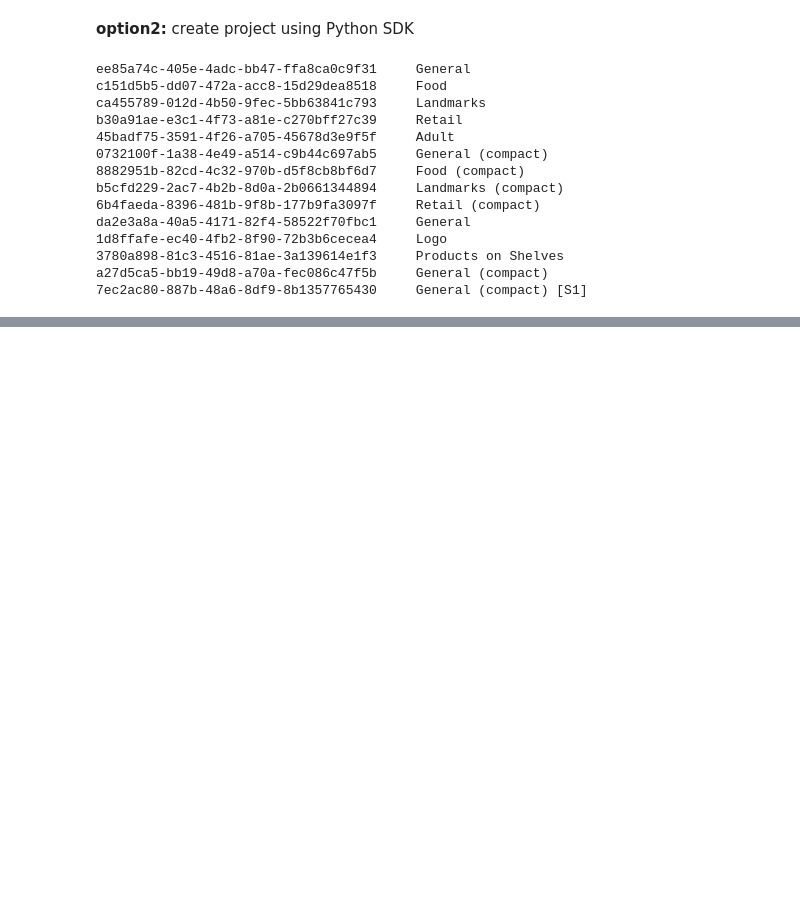
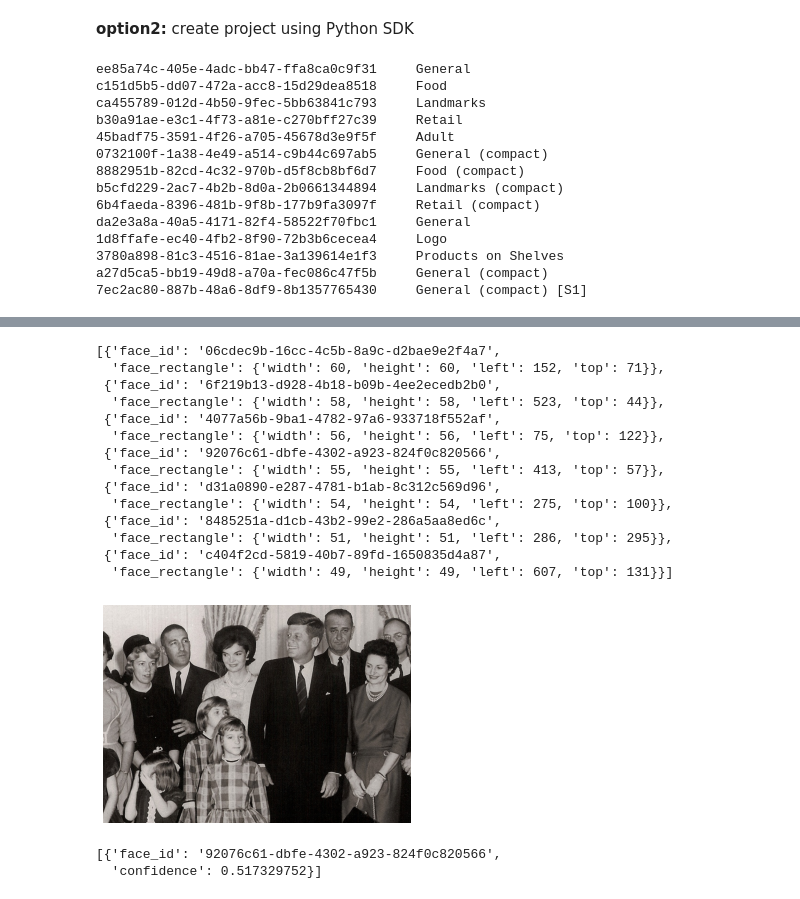
Before and after one commit to albert-kevin/azuremachinelearning, a Jupyter notebook: code/notebooks/howto-cognitive-API.ipynb, the cells around one changed output, grey strips where cells are left out. Cells and saved outputs as stored; diff of their text form; code cells hidden in the pictures; blank space fills up the shorter version.

```diff
--- a/code/notebooks/howto-cognitive-API.ipynb
+++ b/code/notebooks/howto-cognitive-API.ipynb
@@ -1189,0 +1435,37 @@ results.as_dict()
+# %%
+# Detect the faces in an image that contains multiple faces
+image_url = "http://www.historyplace.com/kennedy/president-family-portrait-closeup.jpg"
+image = Image.open(BytesIO(requests.get(image_url).content))
+plt.imshow(image)
+plt.axis("off")
+
+# Each detected face gets assigned a new ID
+# multi_face_image_url = "http://www.historyplace.com/kennedy/president-family-portrait-closeup.jpg"
+# multi_image_name = os.path.basename(image_url)
+detected_faces2 = client.face.detect_with_url(url=image_url)
+[i.as_dict() for i in detected_faces2]
+# %% [output]
+[{'face_id': '06cdec9b-16cc-4c5b-8a9c-d2bae9e2f4a7',
+  'face_rectangle': {'width': 60, 'height': 60, 'left': 152, 'top': 71}},
+ {'face_id': '6f219b13-d928-4b18-b09b-4ee2ecedb2b0',
+  'face_rectangle': {'width': 58, 'height': 58, 'left': 523, 'top': 44}},
+ {'face_id': '4077a56b-9ba1-4782-97a6-933718f552af',
+  'face_rectangle': {'width': 56, 'height': 56, 'left': 75, 'top': 122}},
+ {'face_id': '92076c61-dbfe-4302-a923-824f0c820566',
+  'face_rectangle': {'width': 55, 'height': 55, 'left': 413, 'top': 57}},
+ {'face_id': 'd31a0890-e287-4781-b1ab-8c312c569d96',
+  'face_rectangle': {'width': 54, 'height': 54, 'left': 275, 'top': 100}},
+ {'face_id': '8485251a-d1cb-43b2-99e2-286a5aa8ed6c',
+  'face_rectangle': {'width': 51, 'height': 51, 'left': 286, 'top': 295}},
+ {'face_id': 'c404f2cd-5819-40b7-89fd-1650835d4a87',
+  'face_rectangle': {'width': 49, 'height': 49, 'left': 607, 'top': 131}}]
+[figure, added]
+# %%
+# Search through faces detected in group image for the single face from first image
+similar_faces = client.face.find_similar(face_id=detected_faces[0].face_id,
+                                         face_ids=list(map(lambda x: x.face_id, detected_faces2)))
+# details of the similar faces detected
+[i.as_dict() for i in similar_faces]
+# %% [output]
+[{'face_id': '92076c61-dbfe-4302-a923-824f0c820566',
+  'confidence': 0.517329752}]
```
Also changed, not shown: parts of 95 cells of this notebook, 15 other files.
